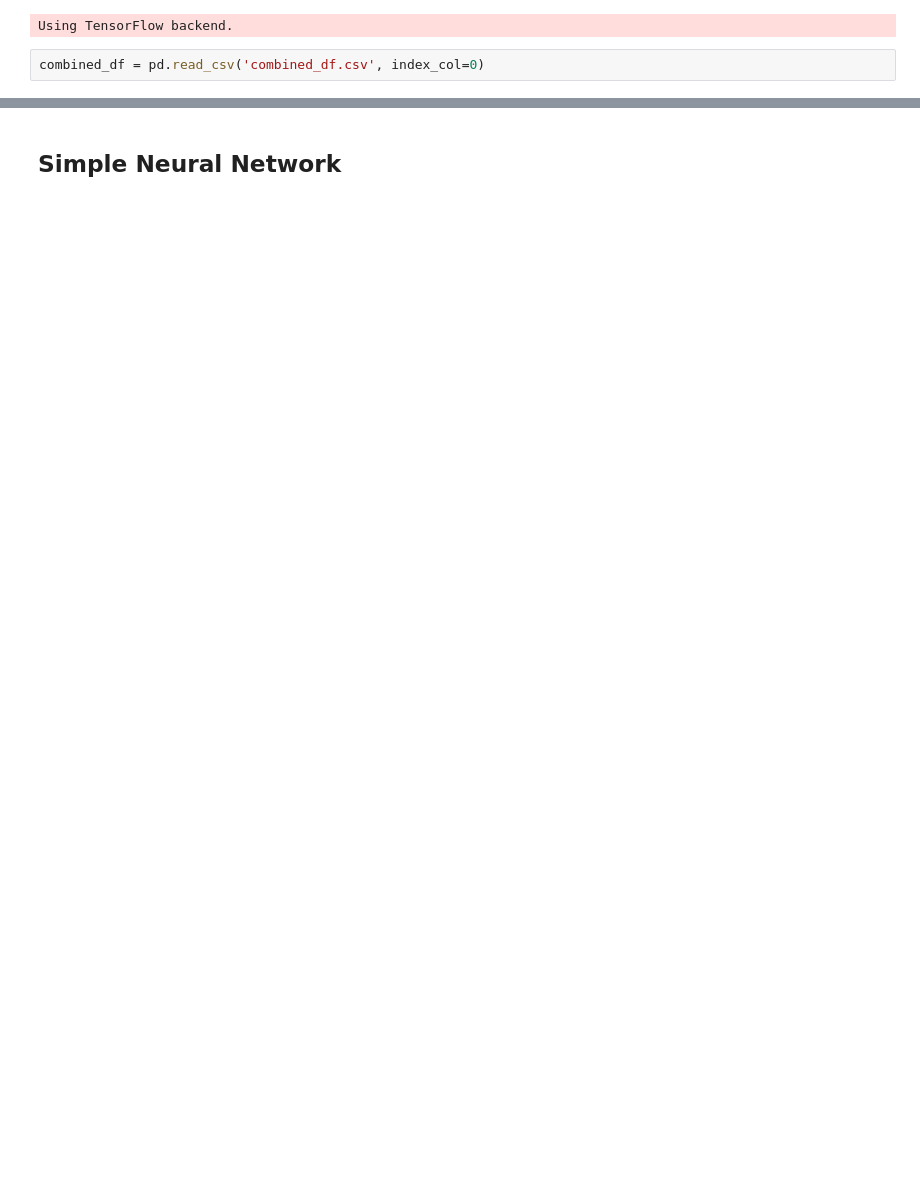
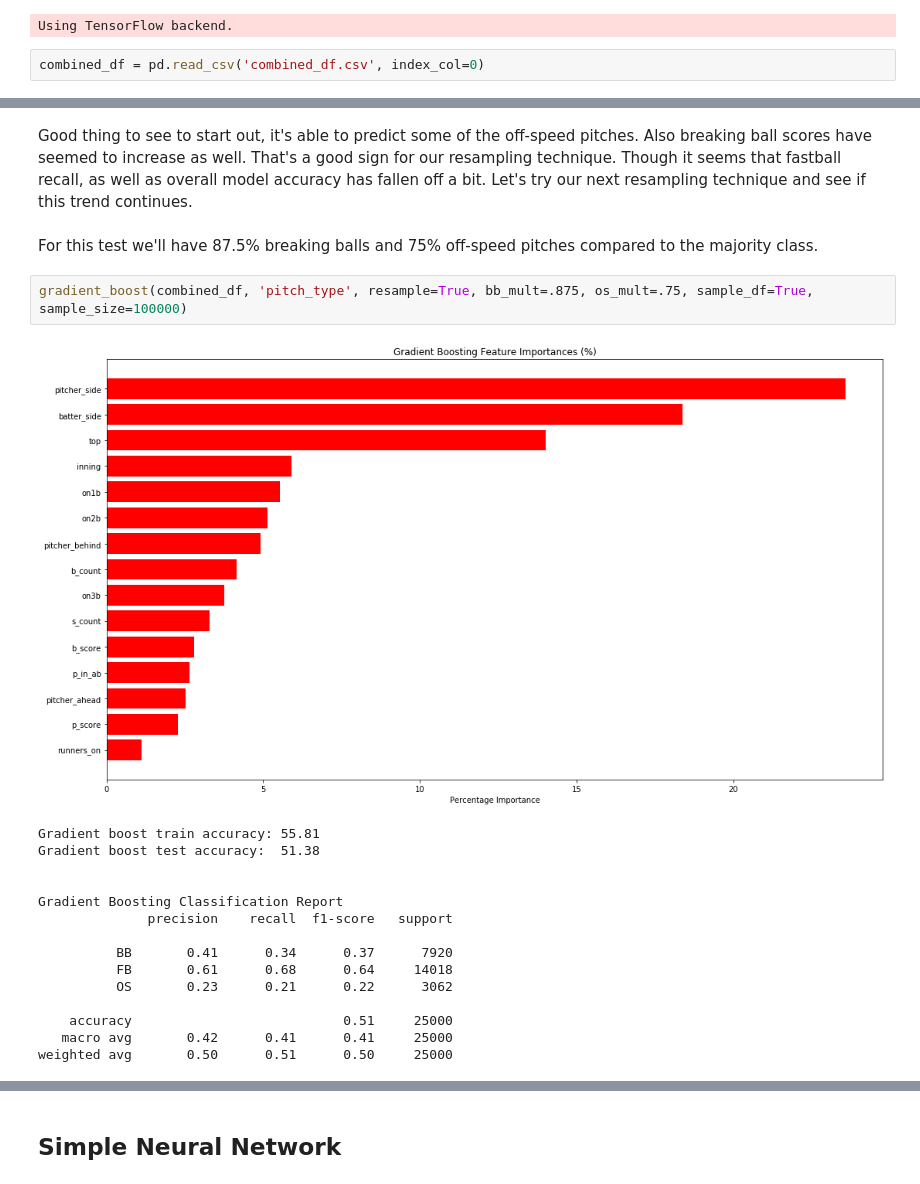
Before and after one commit to davidbuehler07/Capstone-Project-2, a Jupyter notebook: code/Capstone Project 2 - Extended Modeling.ipynb, the cells around one changed output, grey strips where cells are left out. Cells and saved outputs as stored; diff of their text form; blank space fills up the shorter version.

```diff
--- a/code/Capstone Project 2 - Extended Modeling.ipynb
+++ b/code/Capstone Project 2 - Extended Modeling.ipynb
@@ -410,0 +286,22 @@ weighted avg       0.46      0.46      0.46    201599
+# %% [markdown]
+Good thing to see to start out, it's able to predict some of the off-speed pitches. Also breaking ball scores have seemed to increase as well. That's a good sign for our resampling technique. Though it seems that fastball recall, as well as overall model accuracy has fallen off a bit. Let's try our next resampling technique and see if this trend continues.
+# %% [markdown]
+For this test we'll have 87.5% breaking balls and 75% off-speed pitches compared to the majority class.
+# %%
+gradient_boost(combined_df, 'pitch_type', resample=True, bb_mult=.875, os_mult=.75, sample_df=True, sample_size=100000)
+# %% [output]
+[figure, added]
+Gradient boost train accuracy: 55.81
+Gradient boost test accuracy:  51.38
+
+
+Gradient Boosting Classification Report
+              precision    recall  f1-score   support
+
+          BB       0.41      0.34      0.37      7920
+          FB       0.61      0.68      0.64     14018
+          OS       0.23      0.21      0.22      3062
+
+    accuracy                           0.51     25000
+   macro avg       0.42      0.41      0.41     25000
+weighted avg       0.50      0.51      0.50     25000
```
Also changed, not shown: parts of 73 cells of this notebook.
